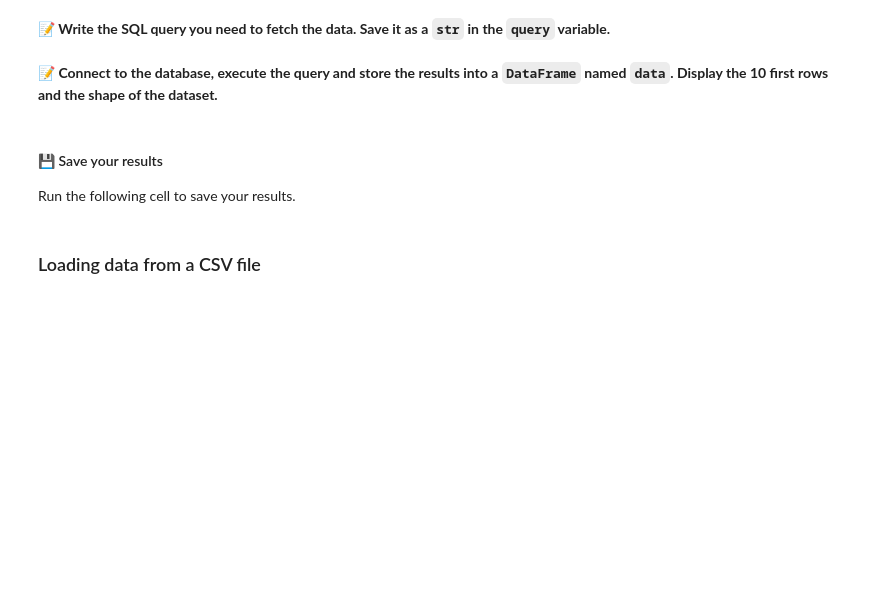
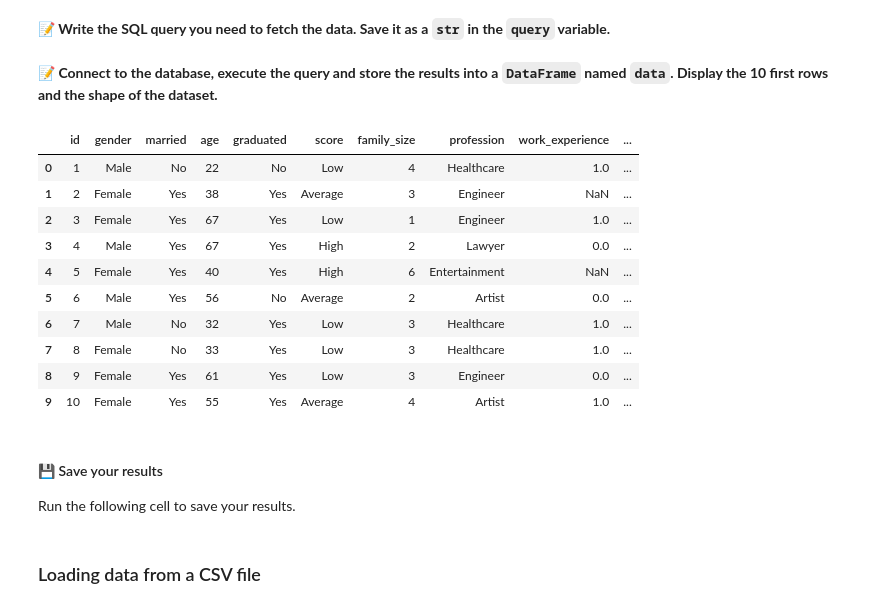
Before and after one commit to nhuberde/data-certification-exam, a Jupyter notebook: decision_science/customers_segmentation_exam.ipynb, the cells around one changed output. Cells and saved outputs as stored; diff of their text form; code cells hidden in the pictures; blank space fills up the shorter version.

```diff
--- a/decision_science/customers_segmentation_exam.ipynb
+++ b/decision_science/customers_segmentation_exam.ipynb
@@ -42,5 +40,43 @@ query = ''''''
+# %%
+query = '''
+    SELECT
+        customers.id,
+        customers.gender,
+        customers.married,
+        customers.age,
+        customers.graduated,
+        customers.score,
+        COUNT (relatives.id)+1 AS family_size,
+        professions.category AS profession,
+        experiences.duration AS work_experience,
+        customers.segment
+    FROM customers
+    LEFT JOIN relatives ON relatives.customer_id = customers.id
+    LEFT JOIN experiences ON experiences.customer_id = customers.id
+    LEFT JOIN professions ON experiences.profession_id = professions.id
+    GROUP BY customers.id
+'''
 # %% [markdown]
 **📝 Connect to the database, execute the query and store the results into a `DataFrame` named `data`. Display the 10 first rows and the shape of the dataset.**
+# %%
+import sqlite3
+import pandas as pd
+
+conn = sqlite3.connect('db/customers.sqlite')
+data = pd.read_sql_query(query, conn)
+data.head(10)
+# %% [output]
+|  | id | gender | married | age | graduated | score | family_size | profession | work_experience | ... |
+| 0 | 1 | Male | No | 22 | No | Low | 4 | Healthcare | 1.0 | ... |
+| 1 | 2 | Female | Yes | 38 | Yes | Average | 3 | Engineer | NaN | ... |
+| 2 | 3 | Female | Yes | 67 | Yes | Low | 1 | Engineer | 1.0 | ... |
+| 3 | 4 | Male | Yes | 67 | Yes | High | 2 | Lawyer | 0.0 | ... |
+| 4 | 5 | Female | Yes | 40 | Yes | High | 6 | Entertainment | NaN | ... |
+| 5 | 6 | Male | Yes | 56 | No | Average | 2 | Artist | 0.0 | ... |
+| 6 | 7 | Male | No | 32 | Yes | Low | 3 | Healthcare | 1.0 | ... |
+| 7 | 8 | Female | No | 33 | Yes | Low | 3 | Healthcare | 1.0 | ... |
+| 8 | 9 | Female | Yes | 61 | Yes | Low | 3 | Engineer | 0.0 | ... |
+| 9 | 10 | Female | Yes | 55 | Yes | Average | 4 | Artist | 1.0 | ... |
 # %% [markdown]
 #### 💾 Save your results
 
```
Also changed, not shown: parts of 13 cells of this notebook, 3 other files.
